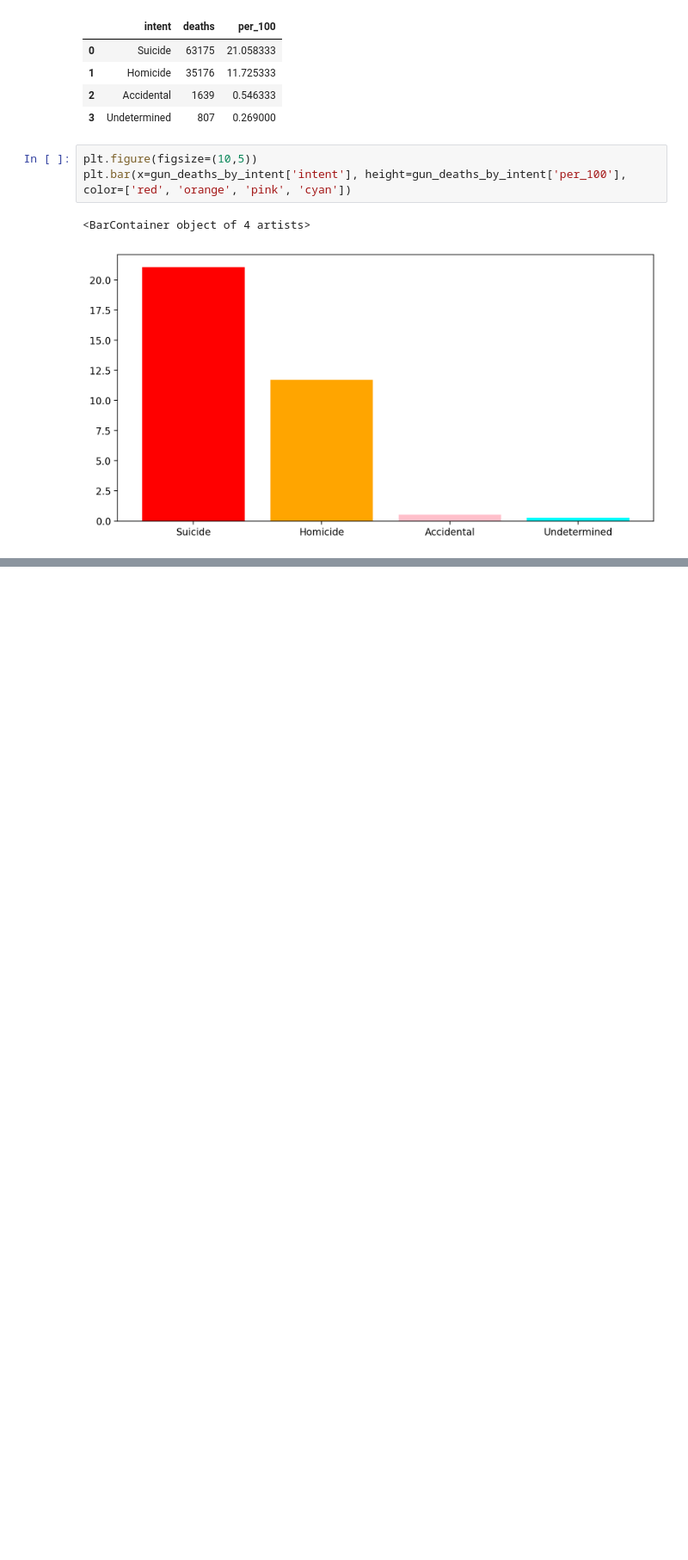
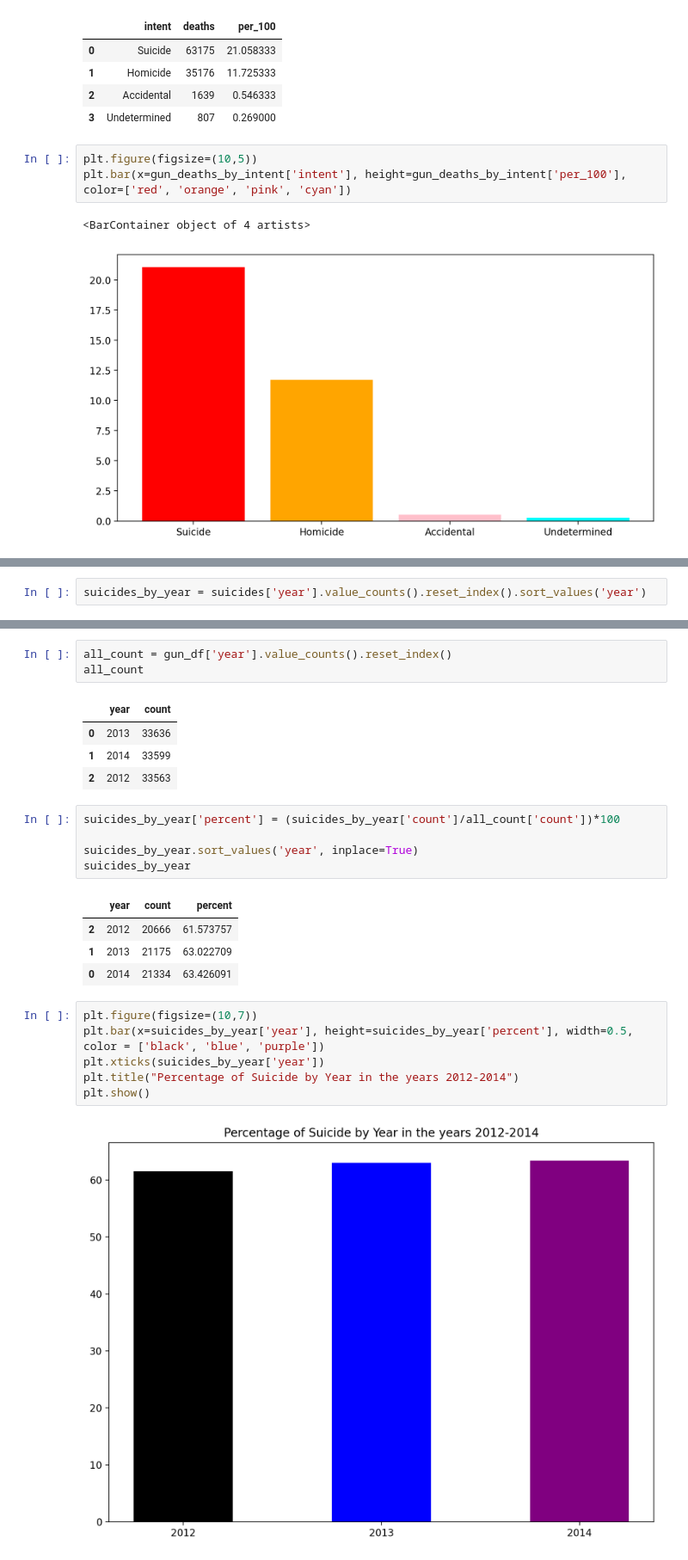
Before and after one commit to PrajwalLuitel/lambton_college_assessments, a Jupyter notebook: data_visualization/class_practice/week4.ipynb, the cells around one changed output, grey strips where cells are left out. Shown at 86% size. Cells and saved outputs as stored; diff of their text form; blank space fills up the shorter version.

Commit message:
EDA using bar charts

```diff
--- a/data_visualization/class_practice/week4.ipynb
+++ b/data_visualization/class_practice/week4.ipynb
@@ -219,0 +231,2 @@ plt.bar(x=gun_deaths_by_intent['intent'], height=gun_deaths_by_intent['per_100']
+# %%
+suicides_by_year = suicides['year'].value_counts().reset_index().sort_values('year')
@@ -219,0 +240,26 @@ plt.bar(x=gun_deaths_by_intent['intent'], height=gun_deaths_by_intent['per_100']
+# %%
+all_count = gun_df['year'].value_counts().reset_index()
+all_count
+# %% [output]
+|  | year | count |
+| 0 | 2013 | 33636 |
+| 1 | 2014 | 33599 |
+| 2 | 2012 | 33563 |
+# %%
+suicides_by_year['percent'] = (suicides_by_year['count']/all_count['count'])*100
+
+suicides_by_year.sort_values('year', inplace=True)
+suicides_by_year
+# %% [output]
+|  | year | count | percent |
+| 2 | 2012 | 20666 | 61.573757 |
+| 1 | 2013 | 21175 | 63.022709 |
+| 0 | 2014 | 21334 | 63.426091 |
+# %%
+plt.figure(figsize=(10,7))
+plt.bar(x=suicides_by_year['year'], height=suicides_by_year['percent'], width=0.5, color = ['black', 'blue', 'purple'])
+plt.xticks(suicides_by_year['year'])
+plt.title("Percentage of Suicide by Year in the years 2012-2014")
+plt.show()
+# %% [output]
+[figure, added]
```
Also changed, not shown: parts of 3 cells of this notebook.
